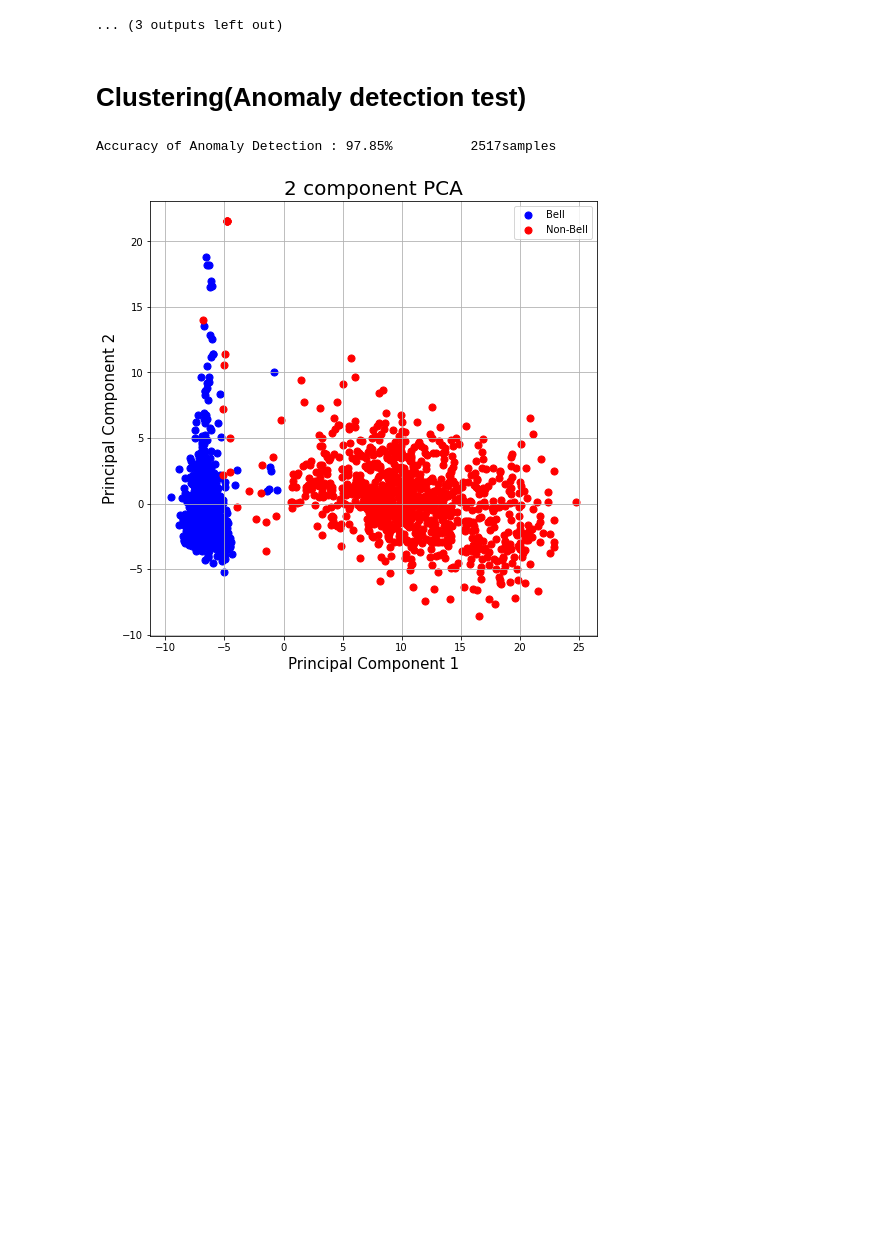
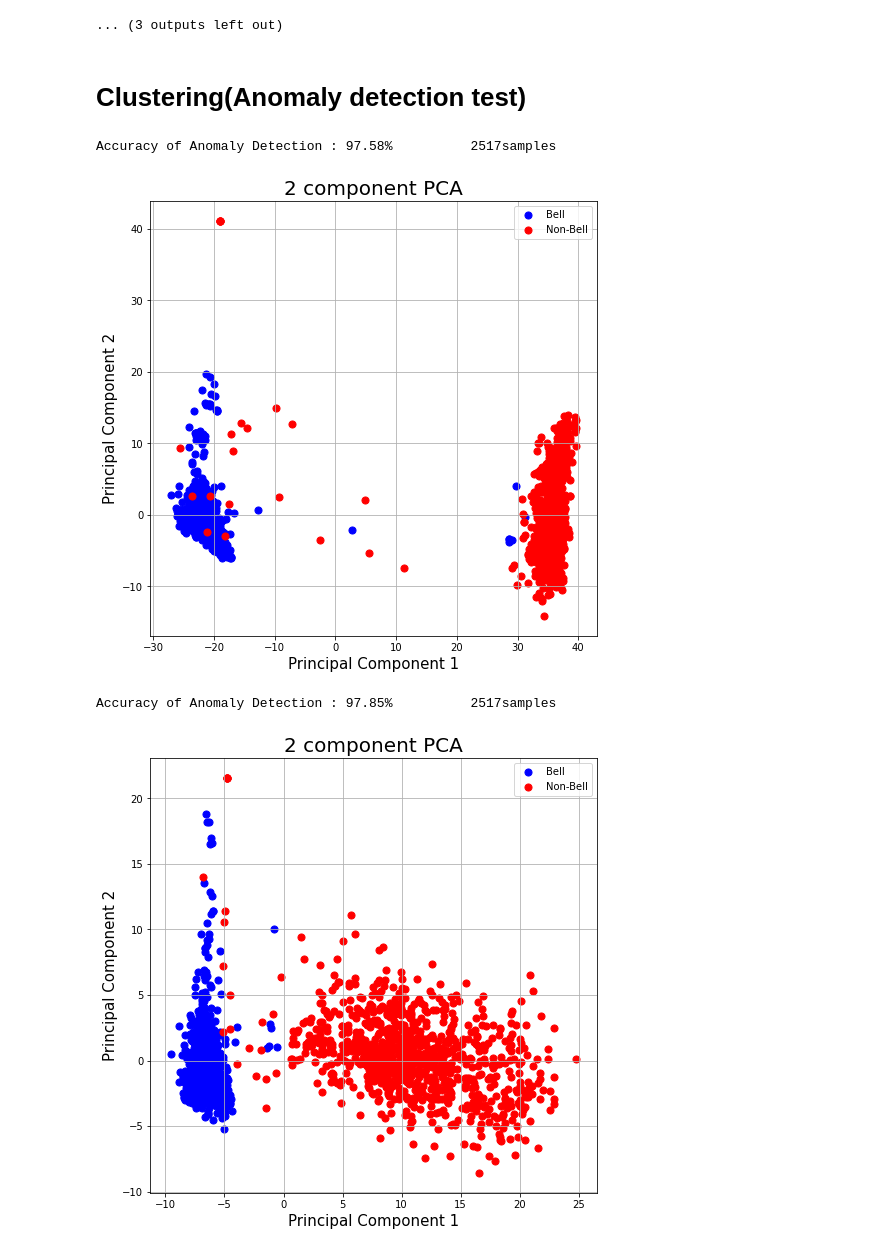
Before and after one commit to imsupsup/PV_Anomaly_Detection, a Jupyter notebook: pv_CAE_all.ipynb, the cells around one changed output. Drawn from its saved outputs; the diff is of its cells as text; code cells hidden in the pictures; blank space fills up the shorter version.

Commit message:
enc,dec layer added ver

```diff
--- a/pv_CAE_all.ipynb
+++ b/pv_CAE_all.ipynb
@@ -342,14 +444,14 @@ def flatten_avg(arr):
 def flatten(arr):
     return arr.reshape(len(arr),-1)
 # %%
-def test_CAE(layer = 2, outsize = 3):
+def test_CAE(layer = 2, outsize = 3,hidden_size = 128):
     if layer ==2:
-        model = CAE_Network(3,outsize,64)
+        model = CAE_Network(3,outsize,hidden_size)
     elif layer ==3:
-        model = CAE_Network_3layer(3,outsize,64)
+        model = CAE_Network_3layer(3,outsize,hidden_size)
     criterion = nn.MSELoss()
     optimizer = torch.optim.Adam(model.parameters(), lr=args['LEARNING_RATE'])
-    model.load_state_dict(torch.load(addr_model+'pv_CAE/CAE_train_{}l_o{}.pt'.format(layer,outsize)))
+    model.load_state_dict(torch.load(addr_model+'pv_CAE/CAE_train_{}l_o{}_h{}.pt'.format(layer,outsize,hidden_size)))
 
     steps = 0
     total_steps = len(train_dataloader)
@@ -391,6 +493,45 @@ def visualize_PCA(vector,bell):
     ax.legend(targets)
     ax.grid()
     return pca_Component
+# %%
+def visualize_PCA_hidden(vector,bell):
+    # PCA로 latent vector transformation(차원축소)
+    pca = PCA(n_components = 2)
+    pca_Component = pca.fit_transform(vector)
+    pca_bell = [pca_Component[bell], pca_Component[bell ==False]]
+
+    #
+    fig = plt.figure(figsize = (8, 8))
+    ax = fig.add_subplot(1, 1, 1)
+    ax.set_xlabel('Principal Component 1', fontsize = 15)
+    ax.set_ylabel('Principal Component 2', fontsize = 15)
+    ax.set_title('2 component PCA', fontsize=20)
+
+    targets = ["Bell", "Non-Bell"]
+    colors = ['b', 'r']
+
+    for i, color in enumerate(colors):
+        ax.scatter(pca_bell[i][:,0],pca_bell[i][:,1],c=color,s=50)
+        ax.grid()
+
+    ax.legend(targets)
+    ax.grid()
+    return pca_Component
+# %%
+latent_z,latent_isbell = test_CAE(layer = 3,outsize = 2,hidden_size = 64)
+pca_Component = visualize_PCA_hidden(latent_z,latent_isbell)
+
+k = 2
+c_model = KMeans(n_clusters = 4,n_init=100,max_iter=300, tol=1e-04)
+
+# pred = (c_model.fit_predict(flatten_avg(latent_z)) == 0)
+pred = (c_model.fit_predict(pca_Component) == 0) ## PCA 적용
+arr_eq = (pred == latent_isbell)
+acc = arr_eq.sum()/len(arr_eq)
+print("Accuracy of Anomaly Detection : {:2.2f}%\t\t{:4.0f}samples".format(100*acc,len(arr_eq)))
+# %% [output]
+Accuracy of Anomaly Detection : 97.58%          2517samples
+[figure, added]
 # %%
 latent_z,latent_isbell = test_CAE(layer = 2,outsize = 4)
 pca_Component = visualize_PCA(latent_z,latent_isbell)
```
Also changed, not shown: parts of 15 cells of this notebook.
